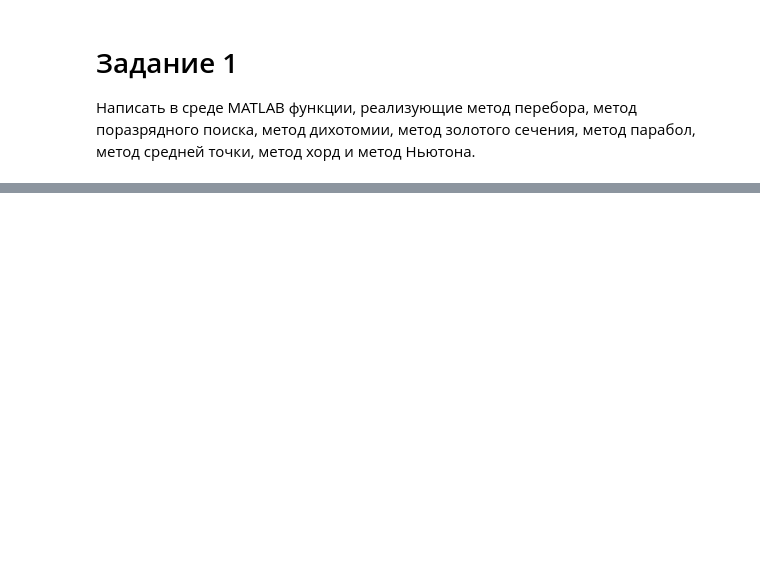
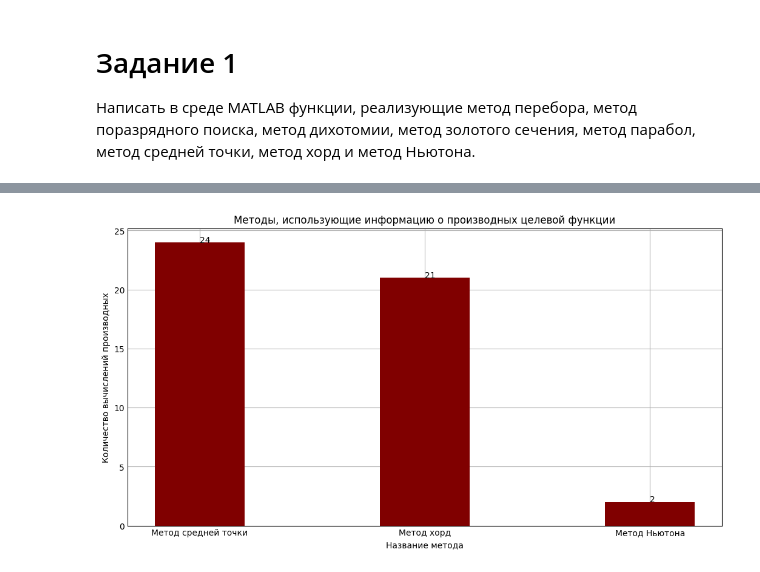
Before and after one commit to niceguy135/optimization_labs, a Jupyter notebook: Lab1.ipynb, the cells around one changed output, grey strips where cells are left out. Saved outputs shown, nothing was run; the diff lists cells and outputs as text; code cells hidden in the pictures; blank space fills up the shorter version.

```diff
--- a/Lab1.ipynb
+++ b/Lab1.ipynb
@@ -331,0 +412,27 @@ def newton_method(func, a, b, eps):
+# %%
+research_eps = 10e-7
+
+# creating the dataset
+data = {
+    "Метод средней точки": middle_dot(research_function, left_bound, right_bound, research_eps)[2],
+    "Метод хорд": chord_method(research_function, left_bound, right_bound, research_eps)[2],
+    "Метод Ньютона": newton_method(research_function, left_bound, right_bound, research_eps)[2],
+}
+method_name = list(data.keys())
+values = list(data.values())
+
+fig = plt.figure(figsize = (10, 5))
+
+# creating the bar plot
+plt.bar(method_name, values, color ='maroon',
+        width = 0.4)
+
+for i in range(len(method_name)):
+        plt.text(i,values[i],values[i])
+
+plt.xlabel("Название метода")
+plt.ylabel("Количество вычислений производных")
+plt.title('Методы, использующие информацию о производных целевой функции')
+plt.show()
+# %% [output]
+[figure, added]
```
Also changed, not shown: parts of 12 cells of this notebook.
